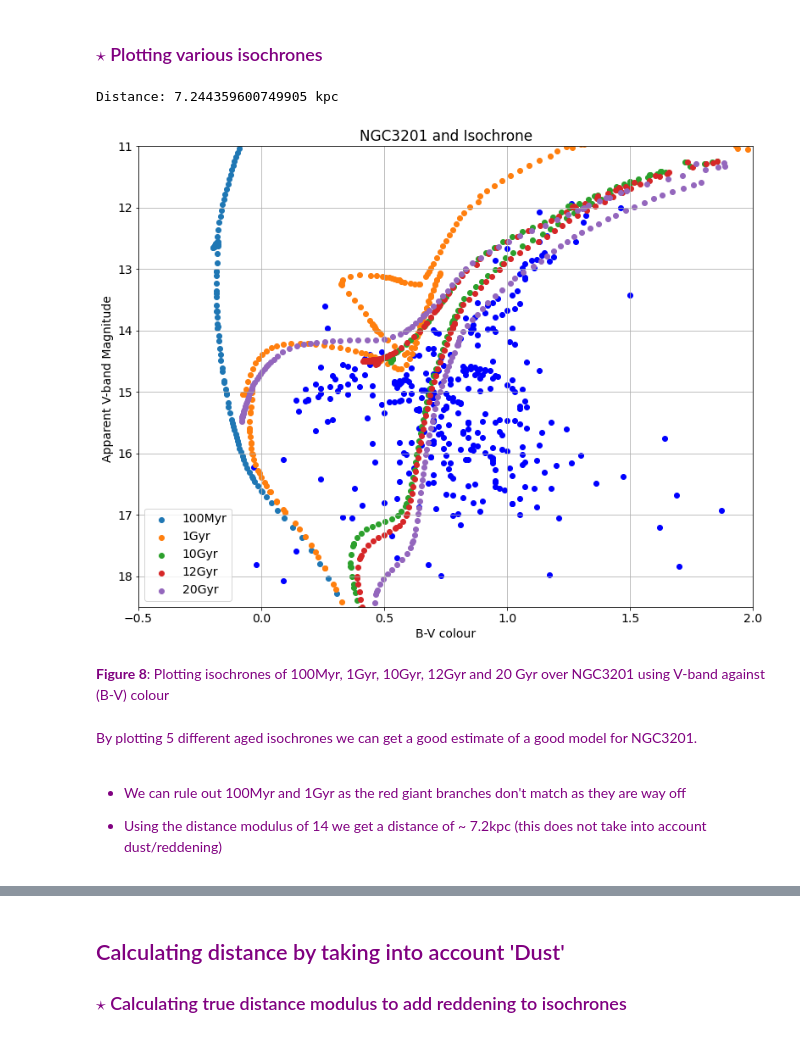
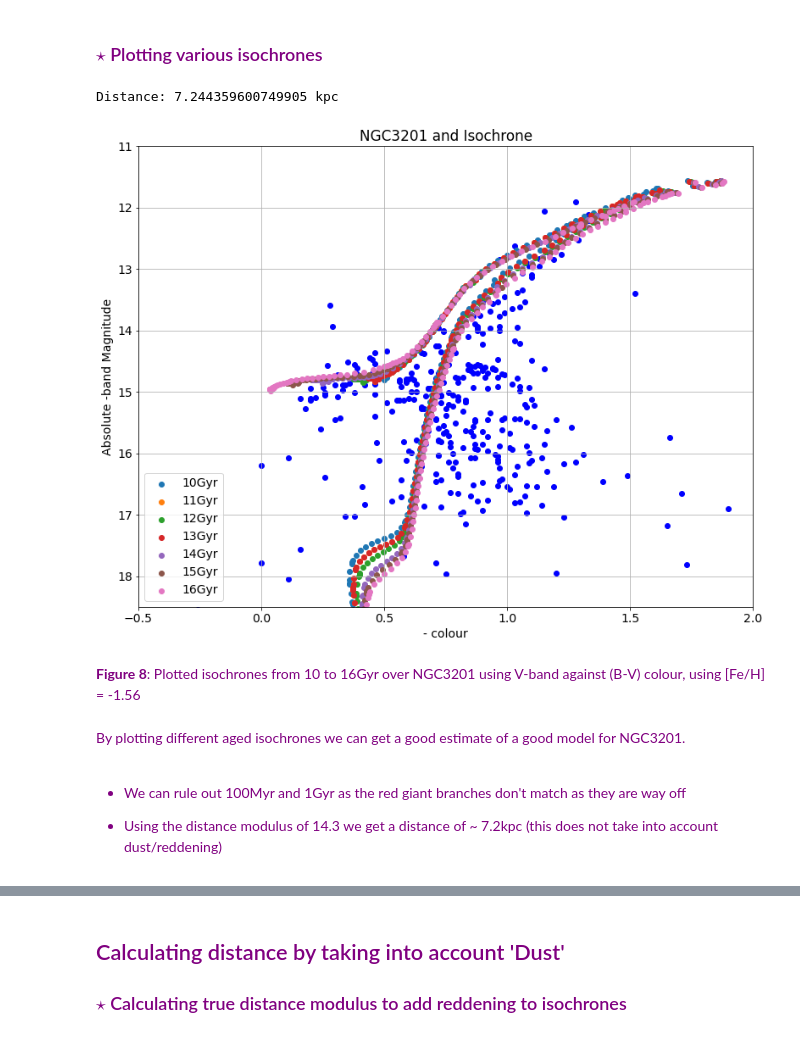
Before and after one commit to evgenyneu/asp3231_project, a Jupyter notebook: code/080_science/science_age_and_distance.ipynb, the cells around one changed output, grey strips where cells are left out. Drawn from its saved outputs; the diff is of its cells as text; code cells hidden in the pictures.

```diff
--- a/code/080_science/science_age_and_distance.ipynb
+++ b/code/080_science/science_age_and_distance.ipynb
@@ -31,9 +31,9 @@ for i in lines:
 # note to self: data is represented as string
 for x in lines_:
     B.append((x.split(',')[2]))           # adding all B magnitude data to array 'B'...
-    V.append((x.split(',')[3]))
-    R.append((x.split(',')[4]))
-    I.append((x.split(',')[5]))
+    V.append((x.split(',')[4]))
+    R.append((x.split(',')[6]))
+    I.append((x.split(',')[8]))
 
 file.close()                              # close magnitudes.csv
 os.chdir(cwd)                             # returning to the defined current directory
@@ -193,11 +203,12 @@ def isochrone(file_name):
 # %%
-iso = isochrone('13Gyr.txt')
+iso = isochrone('13Gyr.txt', 'girardi isochrones/-1.56')
+BVi = numpy.array(iso[1])-numpy.array(iso[0])
 
 plt.rcParams['figure.figsize'] = [15, 15] # define plot size
 plt.axis([0.25, 2, 10, -3.20])            # axes ranges
 
 ax = plt.gca()
-ax.scatter(iso[1], iso[0], color = "r", label = "13.0 Gyr")
+ax.scatter(BVi, iso[0], color = "r", label = "13.0 Gyr")
 
 # axis labels
 plt.rcParams.update({'font.size':14 })
@@ -254,43 +265,52 @@ Distance: 7.244359600749905 kpc
 ### <font color=purple> $\star$ Plotting various isochrones
 # %%
 # function plots isochrones
-## 2 arguments --> filename: file name of isochrone
+## 5 arguments --> filename: file name of isochrone
 ##             --> DM: distance modulus
 ##             --> age: age of isochrone
+##             --> Band1_index/Band2_index: choosing the band
+##             --> ib1, ib2: name of band
 
-def plot_iso(file_name, DM, age):
-    iso = isochrone(file_name)
+def plot_iso(file_name, directory, DM, age, Band1_index, Band2_index, ib1, ib2):
+    iso = isochrone(file_name, directory)
+    colour = numpy.array(iso[Band1_index])-numpy.array(iso[Band2_index])
 
-    V_DM = numpy.array(iso[0])+DM
+    Band_y_DM = numpy.array(iso[Band2_index])+DM
     ax = plt.gca()
-    ax.scatter(iso[1], V_DM, label = age)                         # scatter plot
+    ax.scatter(colour, Band_y_DM, label = age)                         # scatter plot
 
     # axis labels
-    plt.xlabel('B-V colour')
-    plt.ylabel('Apparent V-band Magnitude ')
+    plt.xlabel('{}-{} colour'.format(ib1,ib2))
+    plt.ylabel('Absolute {}-band Magnitude'.format(ib2))
     plt.title('NGC3201 and Isochrone')
     plt.grid(True)
     plt.legend(loc='lower left')
 # %%
 plot(B,V,"B","V",-0.5 , 2, 18.5, 11)
-plot_iso('100Myr.txt', 14, '100Myr')
-plot_iso('1Gyr.txt', 14, '1Gyr')
-plot_iso('10Gyr.txt', 14, '10Gyr')
-plot_iso('12Gyr.txt', 14, '12Gyr')
-plot_iso('20Gyr.txt', 14, '20Gyr')
+#plot_iso('100Myr.txt', 14, '100Myr', 1, 0, '', '')
+#plot_iso('1Gyr.txt', 14, '1Gyr', 1, 0, '', '')
+plot_iso('10Gyr.txt', 'girardi isochrones/-1.56', 14.3, '10Gyr', 1, 0, '', '')
+plot_iso('11Gyr.txt', 'girardi isochrones/-1.56', 14.3, '11Gyr', 1, 0, '', '')
+plot_iso('12Gyr.txt', 'girardi isochrones/-1.56', 14.3, '12Gyr', 1, 0, '', '')
+plot_iso('13Gyr.txt', 'girardi isochrones/-1.56', 14.3, '13Gyr', 1, 0, '', '')
+plot_iso('14Gyr.txt', 'girardi isochrones/-1.56', 14.3, '14Gyr', 1, 0, '', '')
+plot_iso('15Gyr.txt', 'girardi isochrones/-1.56', 14.3, '15Gyr', 1, 0, '', '')
+plot_iso('16Gyr.txt', 'girardi isochrones/-1.56', 14.3, '16Gyr', 1, 0, '', '')
+#plot_iso('20Gyr.txt', 14, '20Gyr', 1, 0, 'B', 'V')
 
+DM = 14.3
 distance=(10.0**(DM/5))*10
 print("Distance:", distance/1000, "kpc")
 # %% [output]
 Distance: 7.244359600749905 kpc
-[figure, old version]
+[figure, new version]
 # %% [markdown]
-<font color=purple> **Figure 8**: Plotting isochrones of 100Myr, 1Gyr, 10Gyr, 12Gyr and 20 Gyr over NGC3201 using V-band against (B-V) colour
+<font color=purple> **Figure 8**: Plotted isochrones from 10 to 16Gyr over NGC3201 using V-band against (B-V) colour, using [Fe/H] = -1.56
 # %% [markdown]
-<font color=purple> By plotting 5 different aged isochrones we can get a good estimate of a good model for NGC3201.
+<font color=purple> By plotting different aged isochrones we can get a good estimate of a good model for NGC3201.
 # %% [markdown]
 <font color=purple>
 
 - We can rule out 100Myr and 1Gyr as the red giant branches don't match as they are way off <br>
 
-- Using the distance modulus of 14 we get a distance of ~ 7.2kpc (this does not take into account dust/reddening)
+- Using the distance modulus of 14.3 we get a distance of ~ 7.2kpc (this does not take into account dust/reddening)
```
Also changed, not shown: parts of 42 cells of this notebook, 1 other file.
